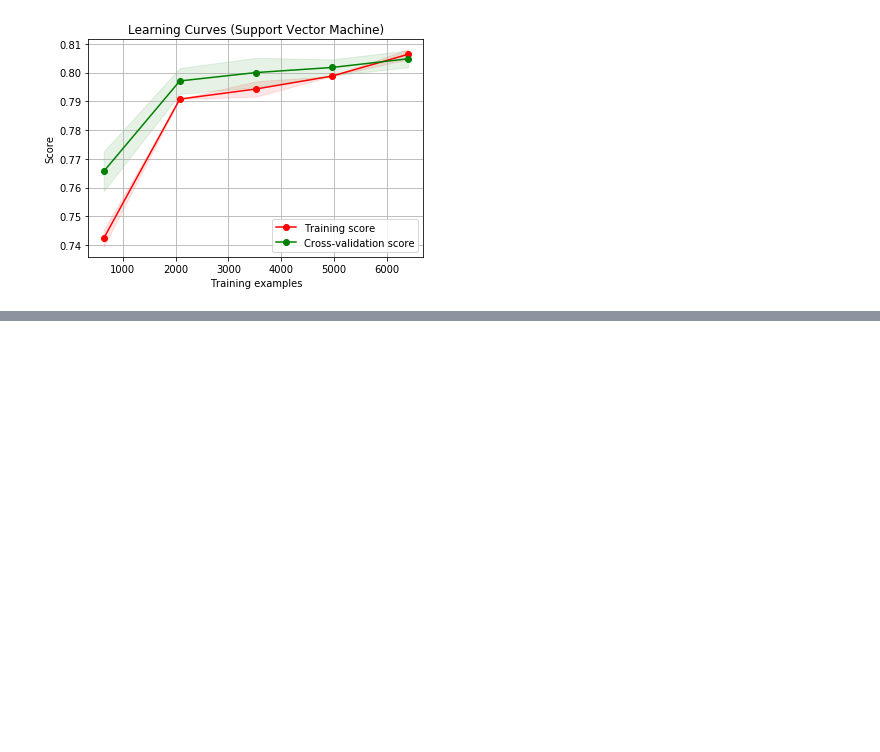
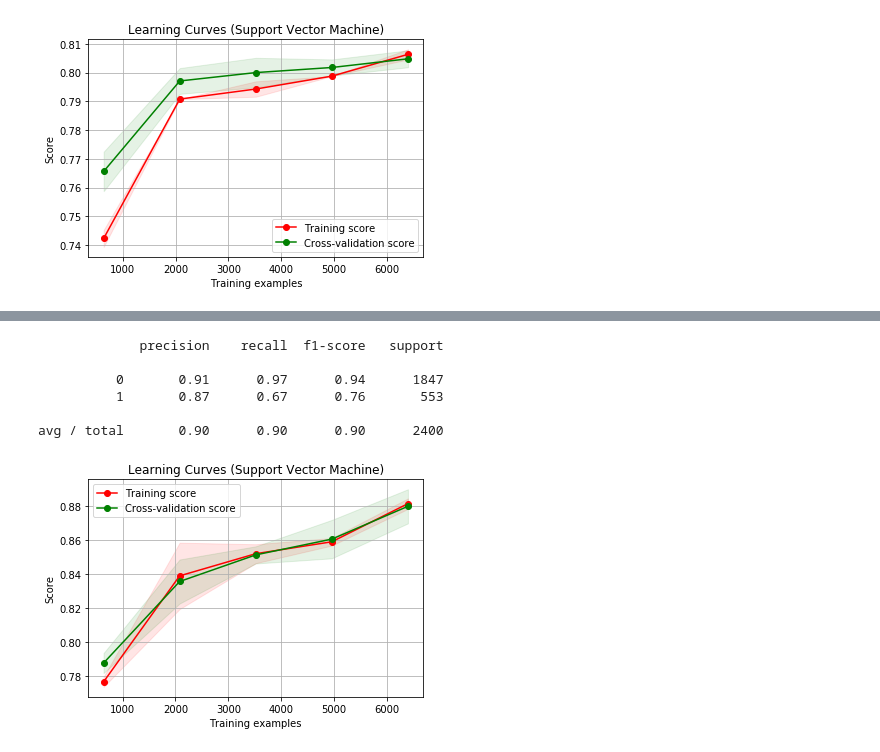
Before and after one commit to hhz-analytics-team/hr-competition, a Jupyter notebook: hr_competition_11_support_vector_machine.ipynb, the cells around one changed output, grey strips where cells are left out. Cells and saved outputs as stored; diff of their text form; code cells hidden in the pictures; blank space fills up the shorter version.

```diff
--- a/hr_competition_11_support_vector_machine.ipynb
+++ b/hr_competition_11_support_vector_machine.ipynb
@@ -167,0 +193,13 @@ plt.show()
+# %%
+X = np.load(file='exchange/hr_06_X_wodept.npy')
+X_train = np.load(file='exchange/hr_06_X_wodept_train.npy')
+X_train_scaled = np.load(file='exchange/hr_06_X_wodept_train_scaled.npy')
+X_test = np.load(file='exchange/hr_06_X_wodept_test.npy')
+X_test_scaled = np.load(file='exchange/hr_06_X_wodept_test_scaled.npy')
+y = np.load(file='exchange/hr_06_y_wodept.npy')
+y_train = np.load(file='exchange/hr_06_y_wodept_train.npy')
+y_test = np.load(file='exchange/hr_06_y_wodept_test.npy')
+# %%
+svm = clf = svm.SVC()
+# %%
+svm.fit(X_train_scaled, y_train)
@@ -167,0 +244,16 @@ plt.show()
+# %%
+print(classification_report(y_test, predictions))
+# %% [output]
+             precision    recall  f1-score   support
+
+          0       0.91      0.97      0.94      1847
+          1       0.87      0.67      0.76       553
+
+avg / total       0.90      0.90      0.90      2400
+# %%
+title = 'Learning Curves (Support Vector Machine)'
+estimator = svm
+plot_learning_curve(estimator, title, X_train_scaled, y_train)
+plt.show()
+# %% [output]
+[figure, added]
```
Also changed, not shown: parts of 13 cells of this notebook.
